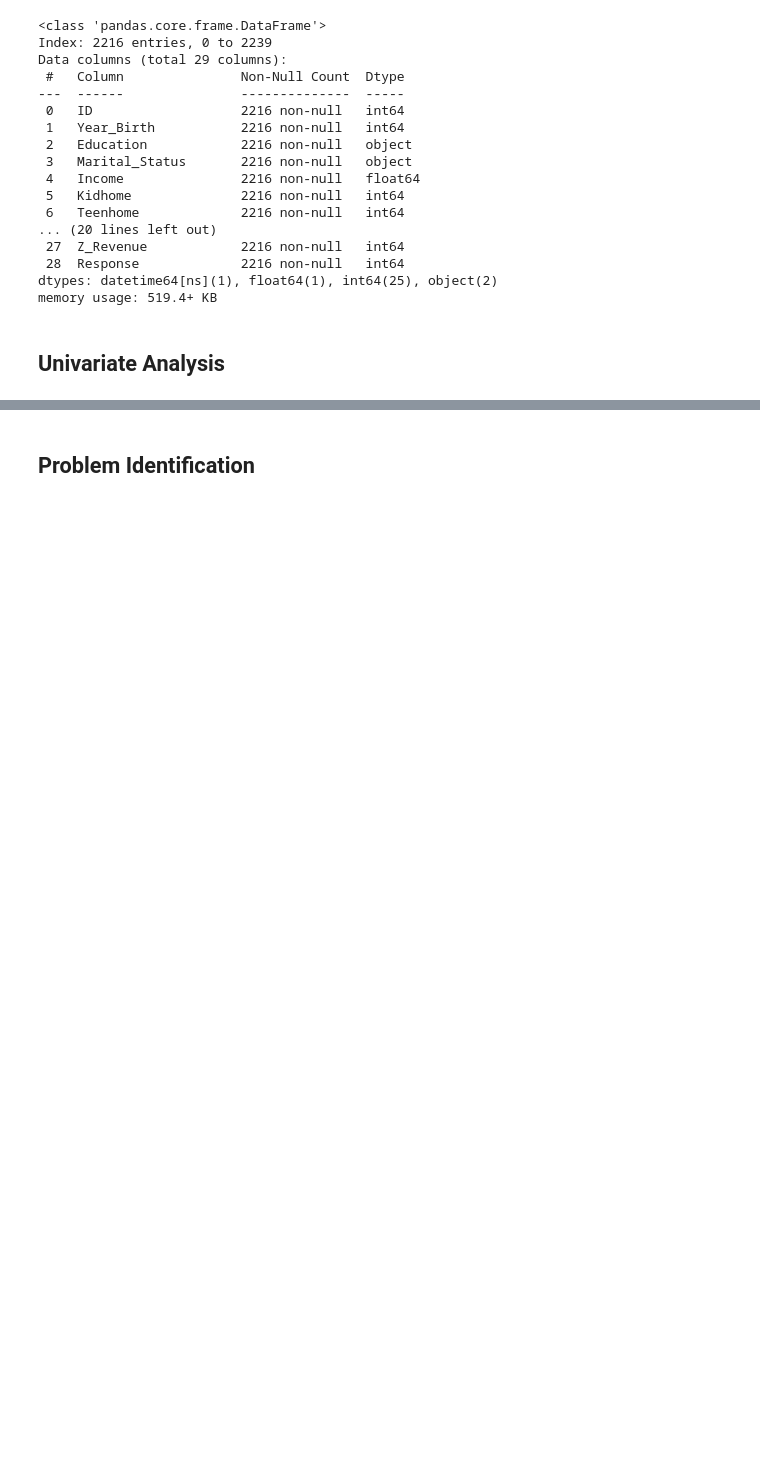
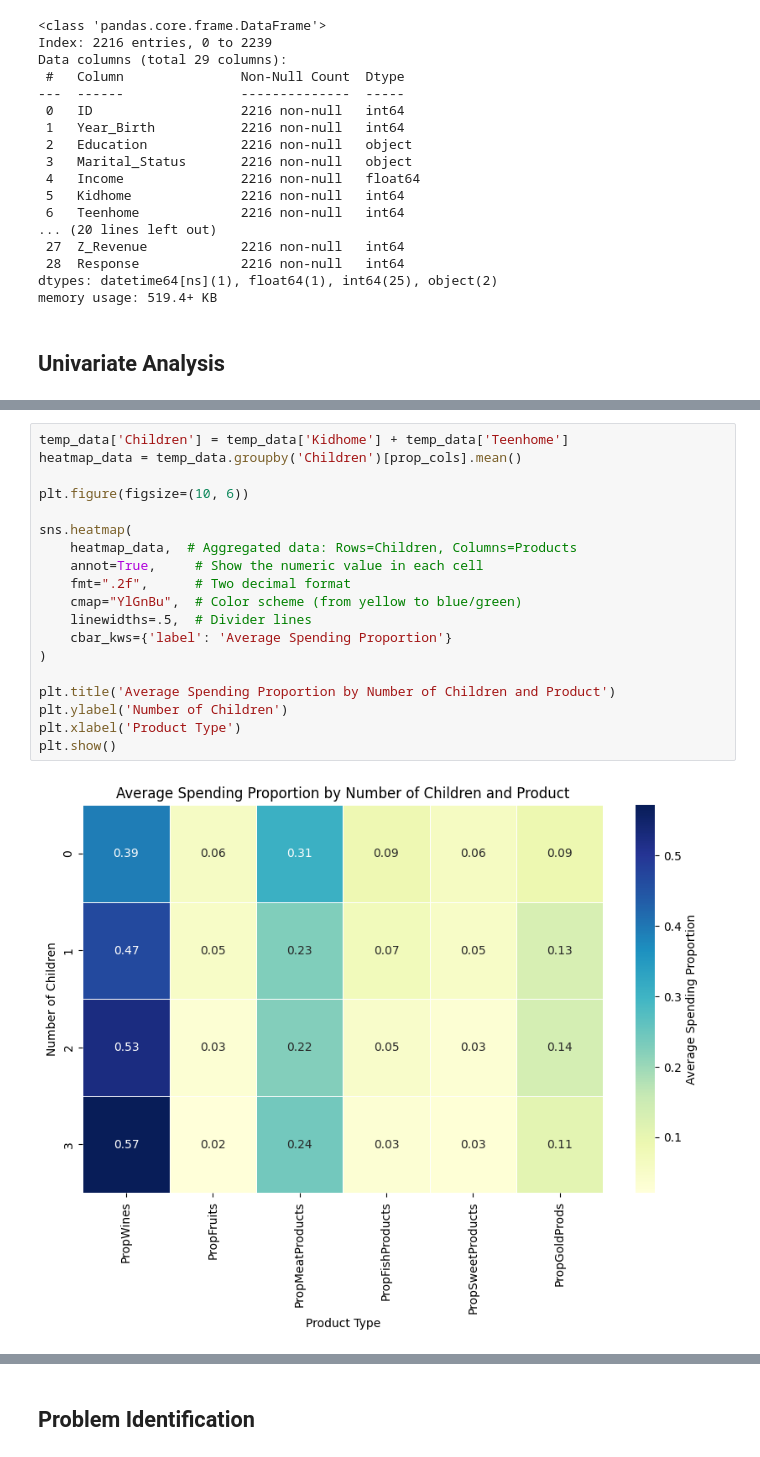
Before and after one commit to WhoopyEv/customer-personality-analysis, a Jupyter notebook: customer_personality_analysis.ipynb, the cells around one changed output, grey strips where cells are left out. Saved outputs shown, nothing was run; the diff lists cells and outputs as text; blank space fills up the shorter version.

```diff
--- a/customer_personality_analysis.ipynb
+++ b/customer_personality_analysis.ipynb
@@ -240,0 +369,21 @@ plt.show()
+# %%
+temp_data['Children'] = temp_data['Kidhome'] + temp_data['Teenhome']
+heatmap_data = temp_data.groupby('Children')[prop_cols].mean()
+
+plt.figure(figsize=(10, 6))
+
+sns.heatmap(
+    heatmap_data,  # Aggregated data: Rows=Children, Columns=Products
+    annot=True,     # Show the numeric value in each cell
+    fmt=".2f",      # Two decimal format
+    cmap="YlGnBu",  # Color scheme (from yellow to blue/green)
+    linewidths=.5,  # Divider lines
+    cbar_kws={'label': 'Average Spending Proportion'}
+)
+
+plt.title('Average Spending Proportion by Number of Children and Product')
+plt.ylabel('Number of Children')
+plt.xlabel('Product Type')
+plt.show()
+# %% [output]
+[figure, added]
```
Also changed, not shown: parts of 24 cells of this notebook.
